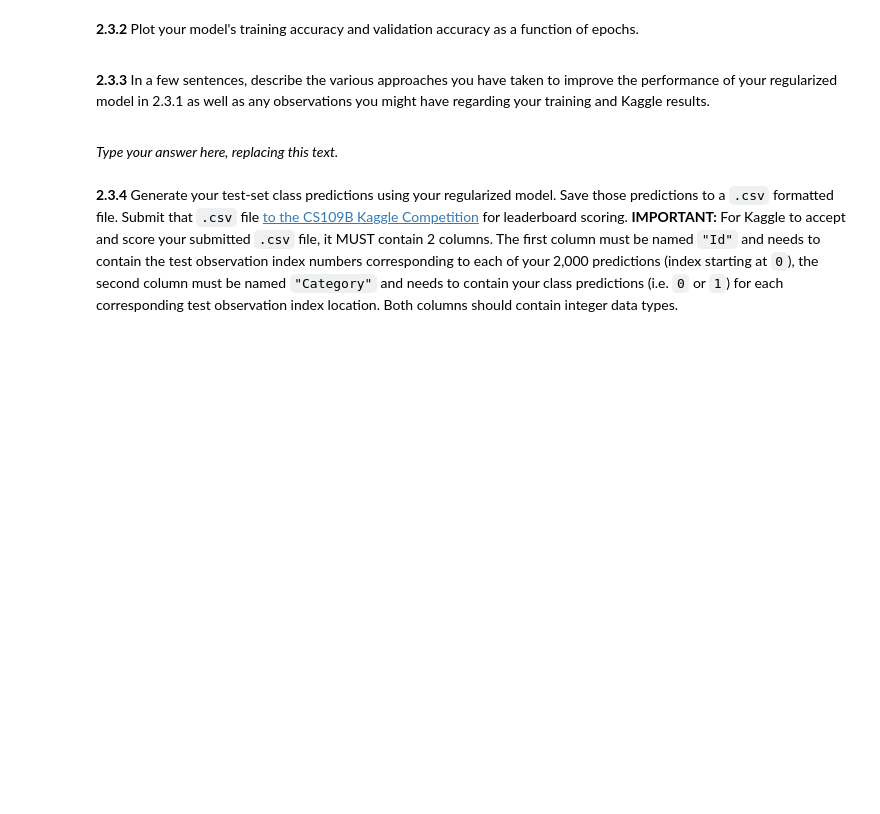
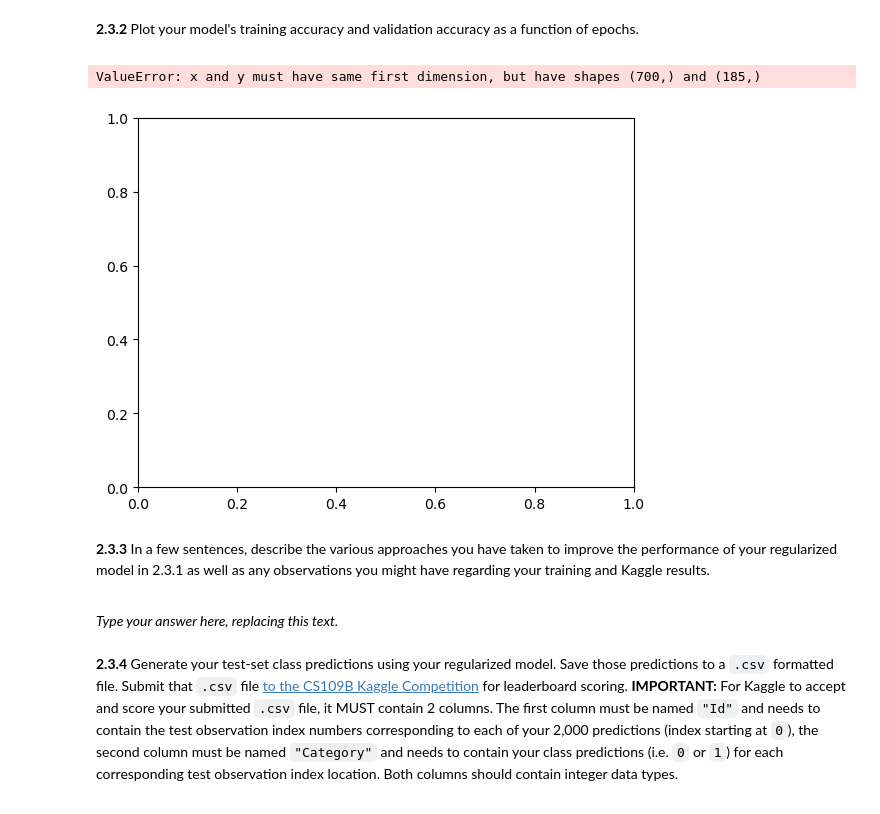
Before and after one commit to jamesliounis/Harvard-Deep-Learning, a Jupyter notebook: cs109b_hw3/cs109b_hw3.ipynb, the cells around one changed output. Cells and saved outputs as stored; diff of their text form; code cells hidden in the pictures; blank space fills up the shorter version.

```diff
--- a/cs109b_hw3/cs109b_hw3.ipynb
+++ b/cs109b_hw3/cs109b_hw3.ipynb
@@ -1138,0 +1275,15 @@ Create an ANN that doesn't overfit and use it to [compete on Kaggle](#part2kaggl
+# %%
+# your code here
+inputs = tf.keras.layers.Input(shape=(784,))
+x = tf.keras.layers.Flatten()(inputs)
+x = tf.keras.layers.Dense(100,activation="relu")(inputs)
+x = tf.keras.layers.Dense(100,activation="relu")(x)
+x = tf.keras.layers.Dense(100,activation="relu")(x)
+outputs = tf.keras.layers.Dense(1,activation="sigmoid")(x)
+
+NN_model = tf.keras.models.Model(inputs=inputs, outputs=outputs, name="model_overfit")
+NN_model.compile(optimizer=tf.keras.optimizers.Adam(),loss='binary_crossentropy',metrics=["accuracy"])
+# %%
+%%time
+N_eps = 700
+history=NN_model.fit(X_train_augmented,y_train_augmented,epochs=N_eps,batch_size=128,validation_split=0.3)
@@ -1138,0 +1351,14 @@ Create an ANN that doesn't overfit and use it to [compete on Kaggle](#part2kaggl
+# %%
+val_accs_l1 = []
+for l in Cs:
+    l_reg = tf.keras.regularizers.L1(l)
+
+    inputs = tf.keras.layers.Input(shape=(784,))
+    x = tf.keras.layers.Dense(100,activation="relu",kernel_regularizer=l_reg,bias_regularizer=l_reg)(inputs)
+    x = tf.keras.layers.Dense(100,activation="relu",kernel_regularizer=l_reg,bias_regularizer=l_reg)(x)
+    x = tf.keras.layers.Dense(100,activation="relu",kernel_regularizer=l_reg,bias_regularizer=l_reg)(x)
+    outputs = tf.keras.layers.Dense(1,activation="sigmoid")(x)
+    model = tf.keras.models.Model(inputs=inputs, outputs=outputs, name="model")
+    model.compile(optimizer=tf.keras.optimizers.Adam(), loss='binary_crossentropy',metrics=["accuracy"])
+    history=model.fit(x_train,y_train,epochs=300,batch_size=128,validation_split=0.3,callbacks = callback )
+    val_accs_l1.append(max(history.history['val_accuracy']))
@@ -1151,3 +1404,17 @@ Create an ANN that doesn't overfit and use it to [compete on Kaggle](#part2kaggl
+# %%
+# your code here
+# your code here
+eps = [i for i in range(N_eps)]
+plt.plot(eps,history.history['accuracy'],label="Train accuracy")
+plt.plot(eps,history.history['val_accuracy'],label="Validation accuracy", color='red')
+plt.legend()
+plt.xlabel("Epoch")
+plt.ylabel("Accuracy")
+plt.title("Accuracy as a function of number of Epochs")
+plt.show()
+# %% [output]
+ValueError: x and y must have same first dimension, but have shapes (700,) and (185,)
+[figure, added]
 # %% [markdown]
 <div class='exercise-r'>
 
```
Also changed, not shown: parts of 46 cells of this notebook.
